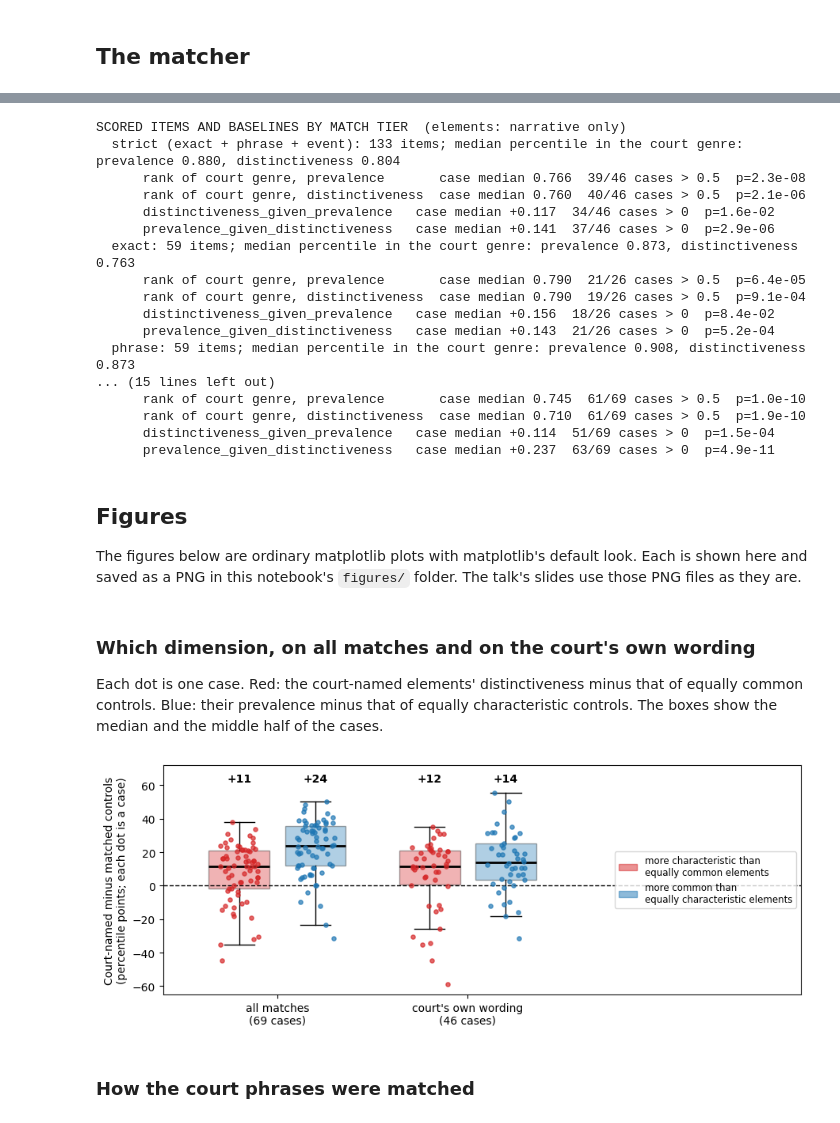
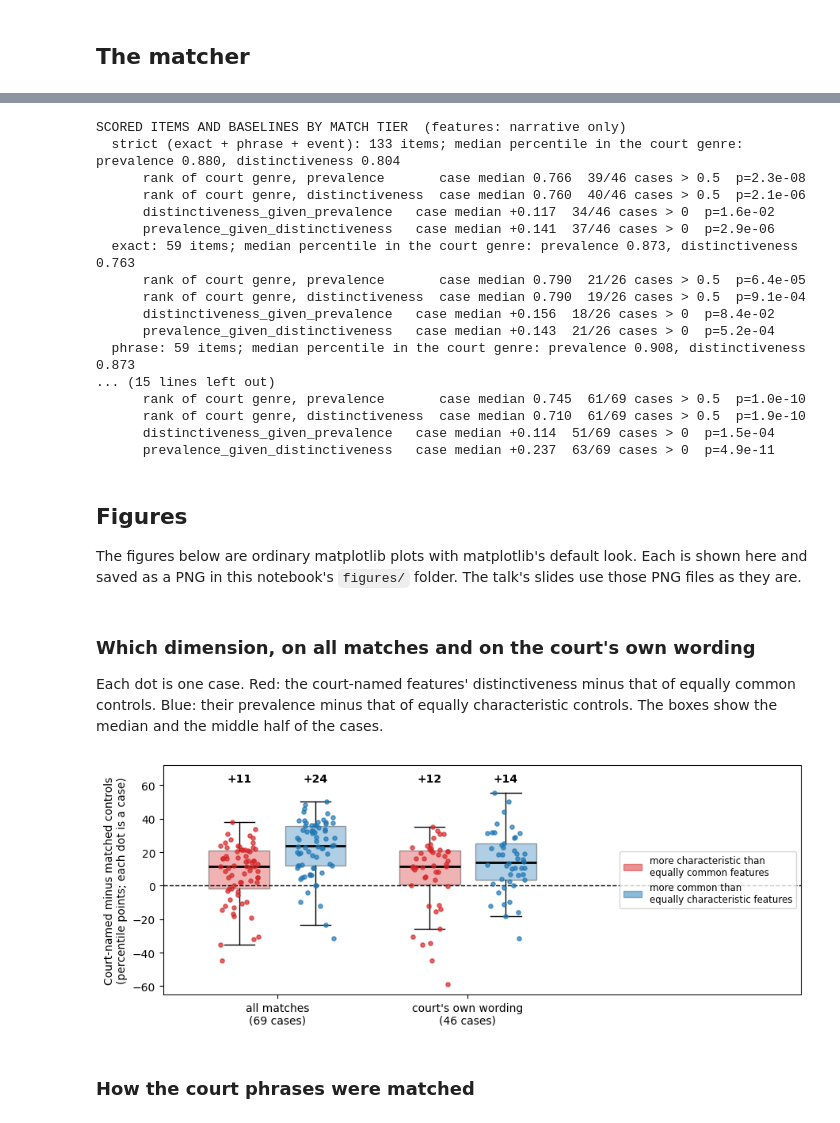
Before and after one commit to DGK-Law-and-Cognition-Lab/SceneAFaire, a Jupyter notebook: Analysis/notebooks/07c_court_matcher_v2.ipynb, the cells around one changed output, grey strips where cells are left out. Saved outputs shown, nothing was run; the diff lists cells and outputs as text; code cells hidden in the pictures.

```diff
--- a/Analysis/notebooks/07c_court_matcher_v2.ipynb
+++ b/Analysis/notebooks/07c_court_matcher_v2.ipynb
@@ -318,7 +318,7 @@ for name, tiers in SETS.items():
 res = pd.DataFrame(rows)
 res.to_parquet(OUT / 'baselines_v2.parquet', index=False)
 pd.concat(case_long, ignore_index=True).to_parquet(OUT / 'baselines_v2_by_case.parquet', index=False)
-out(''); out('SCORED ITEMS AND BASELINES BY MATCH TIER  (elements: narrative only)')
+out(''); out('SCORED ITEMS AND BASELINES BY MATCH TIER  (features: narrative only)')
 for name in SETS:
     d = res[res['set'] == name]
     r0 = d.iloc[0]
@@ -329,7 +329,7 @@ for name in SETS:
         else:
             out(f"      {r['measure']:<34} case median {r['median_case']:+.3f}  {int(r['cases_above'])}/{int(r['n_cases'])} cases > 0  p={r['p']:.1e}")
 # %% [output]
-SCORED ITEMS AND BASELINES BY MATCH TIER  (elements: narrative only)
+SCORED ITEMS AND BASELINES BY MATCH TIER  (features: narrative only)
   strict (exact + phrase + event): 133 items; median percentile in the court genre: prevalence 0.880, distinctiveness 0.804
       rank of court genre, prevalence       case median 0.766  39/46 cases > 0.5  p=2.3e-08
       rank of court genre, distinctiveness  case median 0.760  40/46 cases > 0.5  p=2.1e-06
@@ -364,32 +364,32 @@ def save(fig, name):
 # %% [markdown]
 ### Which dimension, on all matches and on the court's own wording
 
-Each dot is one case. Red: the court-named elements' distinctiveness minus that of equally common controls. Blue: their prevalence minus that of equally characteristic controls. The boxes show the median and the middle half of the cases.
+Each dot is one case. Red: the court-named features' distinctiveness minus that of equally common controls. Blue: their prevalence minus that of equally characteristic controls. The boxes show the median and the middle half of the cases.
 # %%
 CL = pd.concat(case_long, ignore_index=True)
 CL = CL[CL['baseline'] == 'matched_controls']
 STRICT = 'strict (exact + phrase + event)'
 def vals_of(st, measure):
     return 100 * CL[(CL['set'] == st) & (CL['measure'] == measure)]['value'].values
 fig, ax = plt.subplots(figsize=(9.1, 3.6))
 jit = np.random.default_rng(20260219)
 groups = [('all tiers', 'all matches'), (STRICT, "court's own wording")]
 for gi, (st, _) in enumerate(groups):
     for off, col, meas in [(-0.2, RED, 'distinctiveness_given_prevalence'), (0.2, BLUE, 'prevalence_given_distinctiveness')]:
         v = vals_of(st, meas)
         ax.boxplot(v, positions=[gi + off], widths=0.32, showfliers=False, patch_artist=True,
                    boxprops=dict(facecolor=col, alpha=0.35), medianprops=dict(color='black', lw=2))
         ax.scatter(gi + off + jit.uniform(-0.1, 0.1, len(v)), v, s=14, color=col, alpha=0.7, zorder=3)
         ax.text(gi + off, 62, f'{np.median(v):+.0f}', ha='center', fontweight='bold')
 ax.axhline(0, color='black', ls='--', lw=1)
 ax.set_xticks([0, 1]); ax.set_xticklabels([f"{lbl}\n({len(vals_of(st, 'distinctiveness_given_prevalence'))} cases)" for st, lbl in groups])
 ax.set_ylim(-65, 72); ax.set_xlim(-0.6, 2.75); ax.set_ylabel('Court-named minus matched controls\n(percentile points; each dot is a case)')
 from matplotlib.patches import Patch
-ax.legend(handles=[Patch(color=RED, alpha=0.5, label='more characteristic than\nequally common elements'),
-                   Patch(color=BLUE, alpha=0.5, label='more common than\nequally characteristic elements')], loc='center right', fontsize=8.5)
+ax.legend(handles=[Patch(color=RED, alpha=0.5, label='more characteristic than\nequally common features'),
+                   Patch(color=BLUE, alpha=0.5, label='more common than\nequally characteristic features')], loc='center right', fontsize=8.5)
 save(fig, 'court_matched')
 # %% [output]
-[figure, old version]
+[figure, new version]
 # %% [markdown]
 ### How the court phrases were matched
 # %%
```
Also changed, not shown: parts of 8 cells of this notebook, 50 other files.
